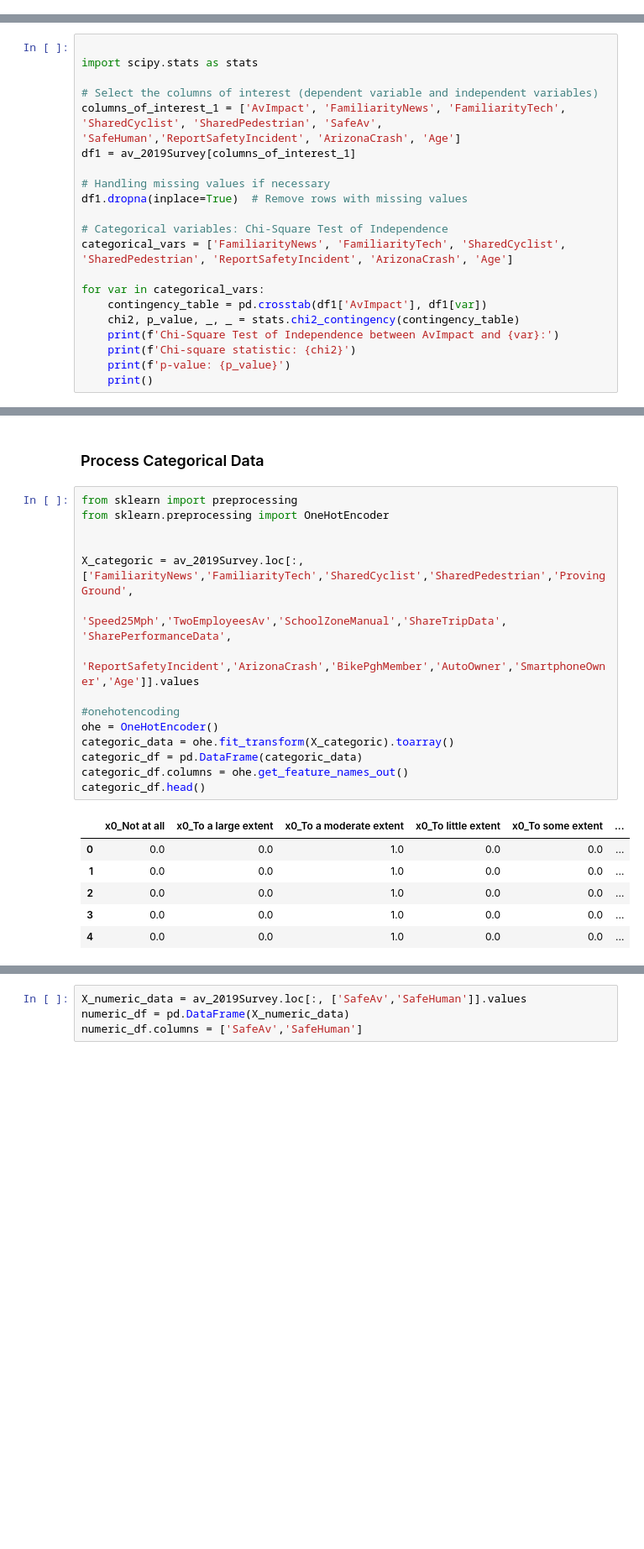
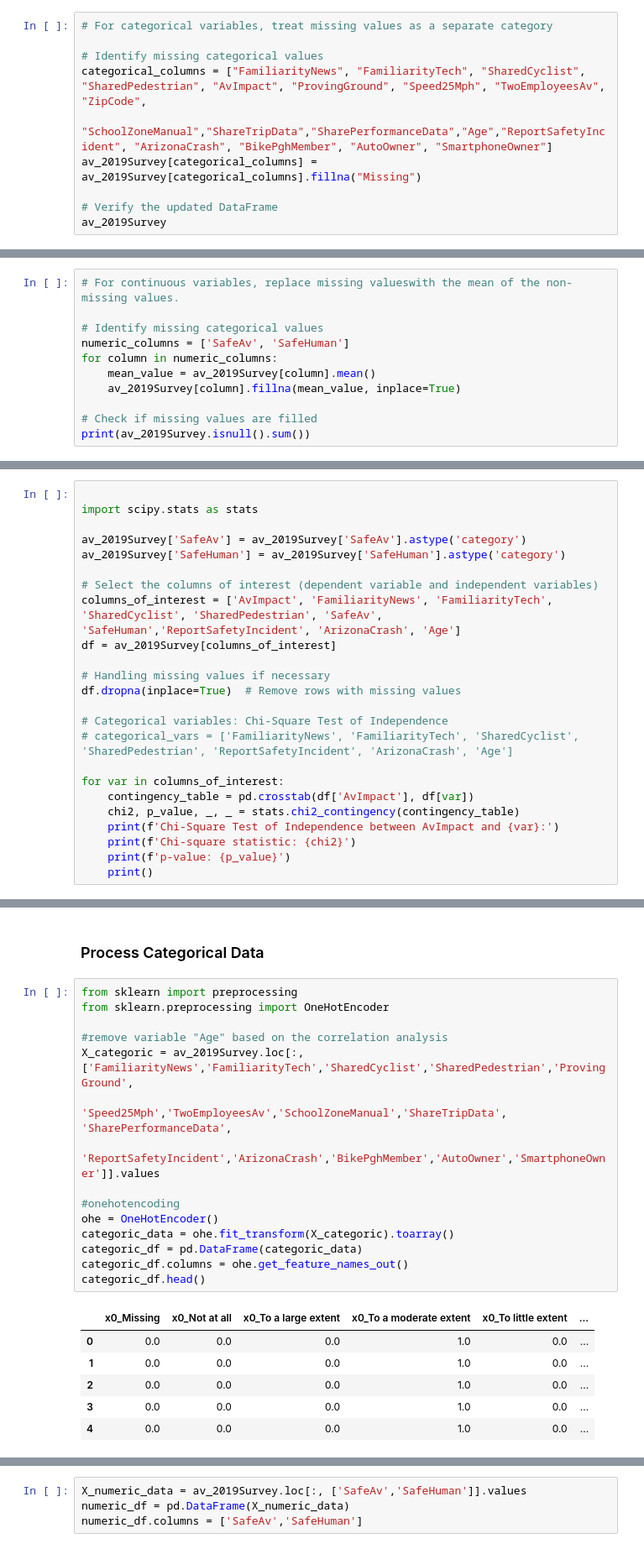
Before and after one commit to CMU-SoftwareDesignforDS-Team/AutoVehicles, a Jupyter notebook: Code/Data_Acquisition_and_Understanding/AvSurvey2019_EDA.ipynb, the cells around one changed output, grey strips where cells are left out. Shown at 84% size. Cells and saved outputs as stored; diff of their text form; blank space fills up the shorter version.

```diff
--- a/Code/Data_Acquisition_and_Understanding/AvSurvey2019_EDA.ipynb
+++ b/Code/Data_Acquisition_and_Understanding/AvSurvey2019_EDA.ipynb
@@ -98,0 +185,10 @@ av_2019Survey.describe()
+# %%
+# For categorical variables, treat missing values as a separate category
+
+# Identify missing categorical values
+categorical_columns = ["FamiliarityNews", "FamiliarityTech", "SharedCyclist", "SharedPedestrian", "AvImpact", "ProvingGround", "Speed25Mph", "TwoEmployeesAv", "ZipCode",
+                       "SchoolZoneManual","ShareTripData","SharePerformanceData","Age","ReportSafetyIncident", "ArizonaCrash", "BikePghMember", "AutoOwner", "SmartphoneOwner"]
+av_2019Survey[categorical_columns] = av_2019Survey[categorical_columns].fillna("Missing")
+
+# Verify the updated DataFrame
+av_2019Survey
@@ -98,0 +209,11 @@ av_2019Survey.describe()
+# %%
+# For continuous variables, replace missing valueswith the mean of the non-missing values.
+
+# Identify missing categorical values
+numeric_columns = ['SafeAv', 'SafeHuman']
+for column in numeric_columns:
+    mean_value = av_2019Survey[column].mean()
+    av_2019Survey[column].fillna(mean_value, inplace=True)
+
+# Check if missing values are filled
+print(av_2019Survey.isnull().sum())
@@ -232,18 +371,21 @@ df_Age
 
 import scipy.stats as stats
 
+av_2019Survey['SafeAv'] = av_2019Survey['SafeAv'].astype('category')
+av_2019Survey['SafeHuman'] = av_2019Survey['SafeHuman'].astype('category')
+
 # Select the columns of interest (dependent variable and independent variables)
-columns_of_interest_1 = ['AvImpact', 'FamiliarityNews', 'FamiliarityTech', 'SharedCyclist', 'SharedPedestrian', 'SafeAv', 'SafeHuman','ReportSafetyIncident', 'ArizonaCrash', 'Age']
-df1 = av_2019Survey[columns_of_interest_1]
+columns_of_interest = ['AvImpact', 'FamiliarityNews', 'FamiliarityTech', 'SharedCyclist', 'SharedPedestrian', 'SafeAv', 'SafeHuman','ReportSafetyIncident', 'ArizonaCrash', 'Age']
+df = av_2019Survey[columns_of_interest]
 
 # Handling missing values if necessary
-df1.dropna(inplace=True)  # Remove rows with missing values
+df.dropna(inplace=True)  # Remove rows with missing values
 
 # Categorical variables: Chi-Square Test of Independence
-categorical_vars = ['FamiliarityNews', 'FamiliarityTech', 'SharedCyclist', 'SharedPedestrian', 'ReportSafetyIncident', 'ArizonaCrash', 'Age']
+# categorical_vars = ['FamiliarityNews', 'FamiliarityTech', 'SharedCyclist', 'SharedPedestrian', 'ReportSafetyIncident', 'ArizonaCrash', 'Age']
 
-for var in categorical_vars:
-    contingency_table = pd.crosstab(df1['AvImpact'], df1[var])
+for var in columns_of_interest:
+    contingency_table = pd.crosstab(df['AvImpact'], df[var])
     chi2, p_value, _, _ = stats.chi2_contingency(contingency_table)
     print(f'Chi-Square Test of Independence between AvImpact and {var}:')
     print(f'Chi-square statistic: {chi2}')
@@ -385,22 +512,22 @@ plt.show()
 # %%
 from sklearn import preprocessing
 from sklearn.preprocessing import OneHotEncoder
 
-
+#remove variable "Age" based on the correlation analysis
 X_categoric = av_2019Survey.loc[:, ['FamiliarityNews','FamiliarityTech','SharedCyclist','SharedPedestrian','ProvingGround',
                                     'Speed25Mph','TwoEmployeesAv','SchoolZoneManual','ShareTripData', 'SharePerformanceData',
-                                    'ReportSafetyIncident','ArizonaCrash','BikePghMember','AutoOwner','SmartphoneOwner','Age']].values
+                                    'ReportSafetyIncident','ArizonaCrash','BikePghMember','AutoOwner','SmartphoneOwner']].values
 
 #onehotencoding
 ohe = OneHotEncoder()
 categoric_data = ohe.fit_transform(X_categoric).toarray()
 categoric_df = pd.DataFrame(categoric_data)
 categoric_df.columns = ohe.get_feature_names_out()
 categoric_df.head()
 # %% [output]
-|  | x0_Not at all | x0_To a large extent | x0_To a moderate extent | x0_To little extent | x0_To some extent | ... |
-| 0 | 0.0 | 0.0 | 1.0 | 0.0 | 0.0 | ... |
-| 1 | 0.0 | 0.0 | 1.0 | 0.0 | 0.0 | ... |
-| 2 | 0.0 | 0.0 | 1.0 | 0.0 | 0.0 | ... |
-| 3 | 0.0 | 0.0 | 1.0 | 0.0 | 0.0 | ... |
-| 4 | 0.0 | 0.0 | 1.0 | 0.0 | 0.0 | ... |
+|  | x0_Missing | x0_Not at all | x0_To a large extent | x0_To a moderate extent | x0_To little extent | ... |
+| 0 | 0.0 | 0.0 | 0.0 | 1.0 | 0.0 | ... |
+| 1 | 0.0 | 0.0 | 0.0 | 1.0 | 0.0 | ... |
+| 2 | 0.0 | 0.0 | 0.0 | 1.0 | 0.0 | ... |
+| 3 | 0.0 | 0.0 | 0.0 | 1.0 | 0.0 | ... |
+| 4 | 0.0 | 0.0 | 0.0 | 1.0 | 0.0 | ... |
```
Also changed, not shown: parts of 22 cells of this notebook.
